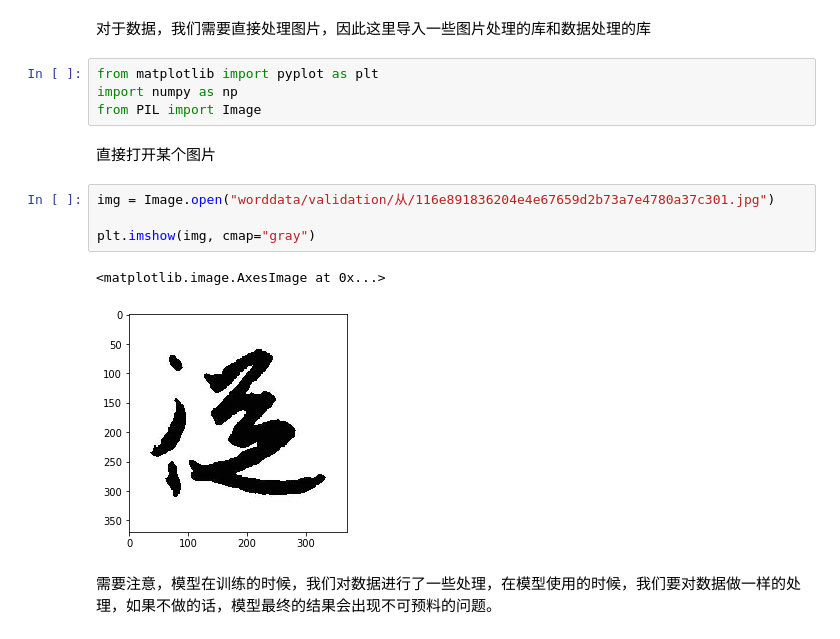
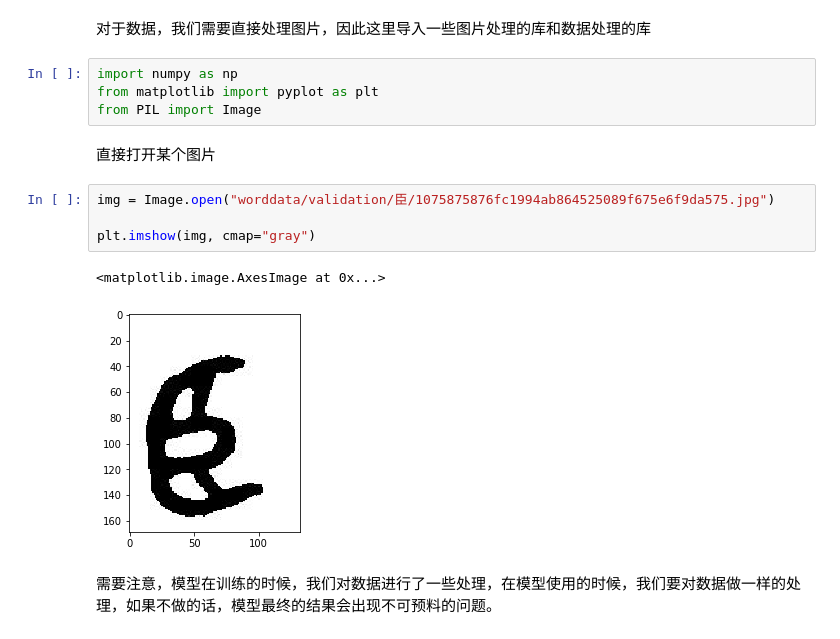
Before and after one commit to dwSun/classification-tutorial, a Jupyter notebook: inference.ipynb, the cells around one changed output. Cells and saved outputs as stored; diff of their text form.

```diff
--- a/inference.ipynb
+++ b/inference.ipynb
@@ -86,18 +92,18 @@ model lodaded
 # %% [markdown]
 对于数据，我们需要直接处理图片，因此这里导入一些图片处理的库和数据处理的库
 # %%
+import numpy as np
 from matplotlib import pyplot as plt
-import numpy as np
 from PIL import Image
 # %% [markdown]
 直接打开某个图片
 # %%
-img = Image.open("worddata/validation/从/116e891836204e4e67659d2b73a7e4780a37c301.jpg")
+img = Image.open("worddata/validation/臣/1075875876fc1994ab864525089f675e6f9da575.jpg")
 
 plt.imshow(img, cmap="gray")
 # %% [output]
 <matplotlib.image.AxesImage at 0x...>
-[figure, old version]
+[figure, new version]
 # %% [markdown]
 需要注意，模型在训练的时候，我们对数据进行了一些处理，在模型使用的时候，我们要对数据做一样的处理，如果不做的话，模型最终的结果会出现不可预料的问题。
 # %%
```
Also changed, not shown: parts of 3 cells of this notebook, 1 other file.
